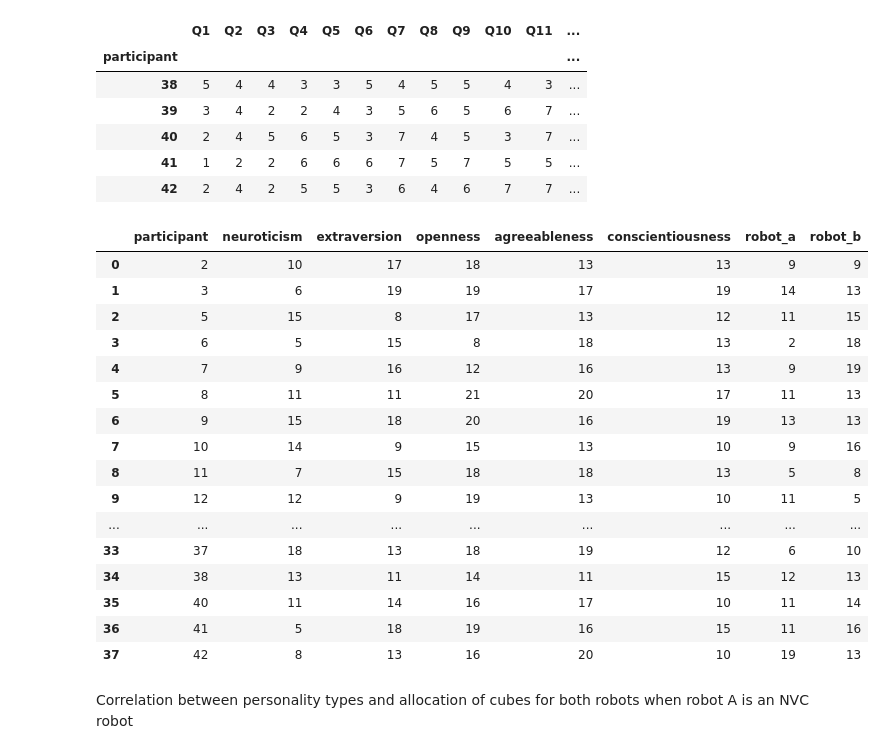
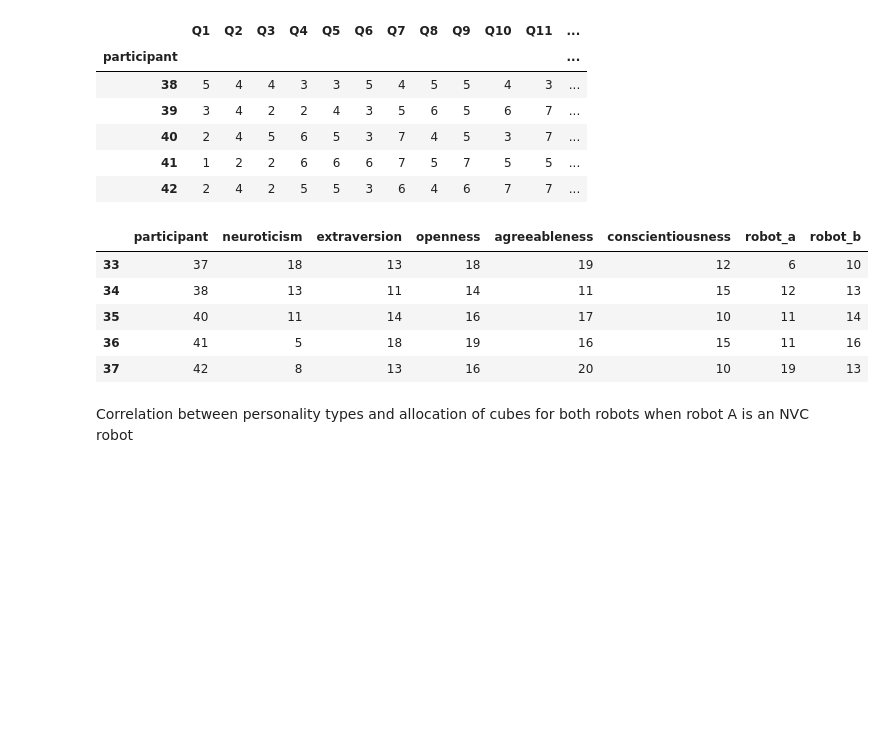
Before and after one commit to nilesh0109/PHRI_1920, a Jupyter notebook: evaluation/phri_eval.ipynb, the cells around one changed output. Cells and saved outputs as stored; diff of their text form; code cells hidden in the pictures; blank space fills up the shorter version.

```diff
--- a/evaluation/phri_eval.ipynb
+++ b/evaluation/phri_eval.ipynb
@@ -75,10 +75,6 @@ for path in Path(DATA_PATH).rglob('participant_*.csv'):
       participant_id = int(re.search(r'\d+', path.name).group())
       if participant_id in invalid_participant:
           continue
-      #if BEFORE_SWITCH and participant_id > head_switch_participant:
-      #  continue
-      #elif not BEFORE_SWITCH and participant_id <= head_switch_participant:
-      #  continue
       temp = pd.read_csv(path)
       temp["scene"] = temp["scene"].str[-1:]
       temp["scene"] = temp["scene"].astype('int')
@@ -94,7 +90,7 @@ for path in Path(DATA_PATH).rglob('participant_*.csv'):
           temp["NVC_B"] = True
 
       temp["NVC"] = nvc
-      temp["allocation_metric"] = (temp["robot_a"] - temp["robot_b"]) / (temp["robot_a"] + temp["robot_b"])
+      temp["allocation_metric"] = (temp["robot_b"] - temp["robot_a"]) / (temp["robot_a"] + temp["robot_b"])
       dfs.append(temp)
 
 
@@ -784,23 +814,12 @@ personality_data.tail()
 # %%
 cubes_data = raw_data.groupby(['participant']).sum()
 cubes_data = cubes_data[["robot_a", "robot_b"]]
 merged_data = pd.merge(personality_data, cubes_data, how='inner', on='participant')
 merged_data = merged_data[["neuroticism", "extraversion", "openness", "agreeableness", "conscientiousness", "robot_a", "robot_b"]]
 merged_data = merged_data.reset_index()
-merged_data
+merged_data.tail()
 # %% [output]
 |  | participant | neuroticism | extraversion | openness | agreeableness | conscientiousness | robot_a | robot_b |
-| 0 | 2 | 10 | 17 | 18 | 13 | 13 | 9 | 9 |
-| 1 | 3 | 6 | 19 | 19 | 17 | 19 | 14 | 13 |
-| 2 | 5 | 15 | 8 | 17 | 13 | 12 | 11 | 15 |
-| 3 | 6 | 5 | 15 | 8 | 18 | 13 | 2 | 18 |
-| 4 | 7 | 9 | 16 | 12 | 16 | 13 | 9 | 19 |
-| 5 | 8 | 11 | 11 | 21 | 20 | 17 | 11 | 13 |
-| 6 | 9 | 15 | 18 | 20 | 16 | 19 | 13 | 13 |
-| 7 | 10 | 14 | 9 | 15 | 13 | 10 | 9 | 16 |
-| 8 | 11 | 7 | 15 | 18 | 18 | 13 | 5 | 8 |
-| 9 | 12 | 12 | 9 | 19 | 13 | 10 | 11 | 5 |
-| ... | ... | ... | ... | ... | ... | ... | ... | ... |
 | 33 | 37 | 18 | 13 | 18 | 19 | 12 | 6 | 10 |
 | 34 | 38 | 13 | 11 | 14 | 11 | 15 | 12 | 13 |
 | 35 | 40 | 11 | 14 | 16 | 17 | 10 | 11 | 14 |
```
Also changed, not shown: parts of 76 cells of this notebook.
